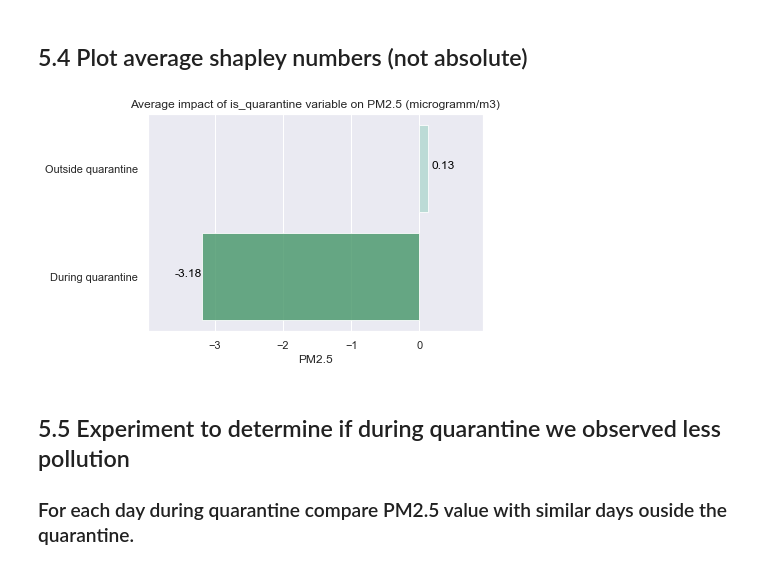
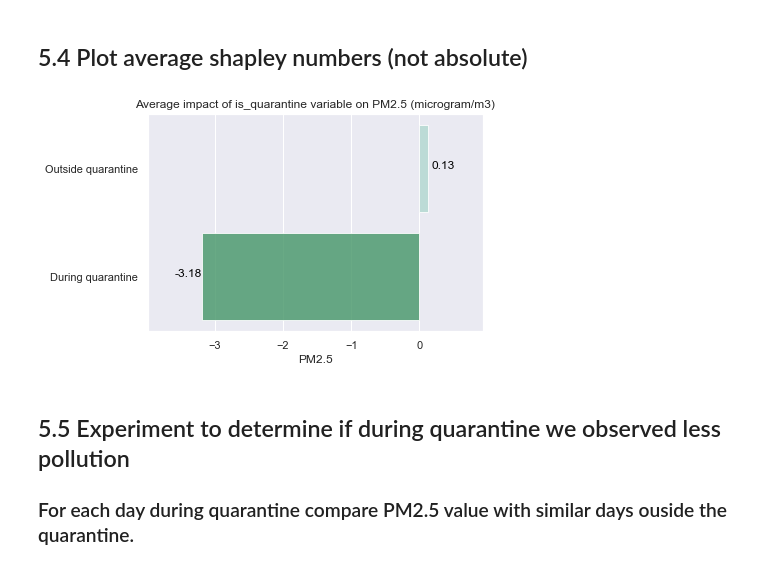
Before and after one commit to alibekU/almaty_air_2020, a Jupyter notebook: analysis_pm25.ipynb, the cells around one changed output. Drawn from its saved outputs; the diff is of its cells as text; code cells hidden in the pictures.

```diff
--- a/analysis_pm25.ipynb
+++ b/analysis_pm25.ipynb
@@ -544,9 +544,10 @@ fig.set_size_inches(10,6)
 values = [AlmatyPM25_average_2019, NYC_PM25_average_2019]
 labels = ['Almaty', 'New York City']
 
+sns.set()
 sns.set_style('darkgrid')
 ax = sns.barplot(x=values, y=labels, alpha=0.8, palette='Blues_r')
-ax.set_xlabel('PM2.5 (microgramm/m3)')
+ax.set_xlabel('PM2.5 (microgram/m3)')
 
 # show values
 for index, value in enumerate(values):
@@ -703,6 +704,8 @@ fig, ax = plt.subplots()
 # set size and style
 fig.set_size_inches(20.5, 12.5)
 sns.set_style('dark')
+#increasing fonts
+#sns.set(font_scale = 2)
 
 # rename is_heating_season column to have a better legend on the plot
 heating_feature_name = "PM2.5 points during"
@@ -718,7 +721,7 @@ ax.text(dataMergedTemp1['Date'].min(), PM25_safe_value, 'Safe value', color='blu
 ax.tick_params(axis='y', color=color, size=fontsize)
 ax.tick_params(axis='x', size=fontsize)
 ax.set_ylabel('PM2.5', color=color, fontsize=fontsize)
-ax.set_xlabel('Date', fontsize=fontsize)
+ax.set_xlabel('Date', size=fontsize)
 ax.legend(loc='upper left', fontsize=fontsize)
 
 # create a second y axis on the same X axis
@@ -730,12 +733,20 @@ ax2 = sns.lineplot(x='Date', y='Average monthly temperature',data = dataMergedTe
 ax2.tick_params(axis='y', color=color, size=fontsize)
 ax2.set_ylabel('Average monthly temperature', color=color, fontsize=fontsize)
 ax2.legend(['Average monthly temperature'], loc='upper right', fontsize=fontsize)
+#ax.set_xticklabels(size = fontsize)
+
+
+rc={'xtick.labelsize': fontsize, 'font.size': fontsize}
+sns.set(rc=rc)
 
 # set final parameters and draw
-plt.rcParams.update({'font.size': fontsize})
+#plt.rcParams.update({'font.size': fontsize})
 plt.xticks(rotation=90)
-ax2.axes.set_title('Air pollution by PM 2.5 (microgramm/m3) and montly temperatures (C) over time', fontsize=fontsize)
+ax2.axes.set_title('Air pollution by PM 2.5 (microgram/m3) and montly temperatures (C) over time', fontsize=fontsize)
 plt.show()
 
 #ax2.figure.savefig('images/Temp_vs_pm25.png', bbox_inches="tight")
+
+# back to default seaborn parameters
+#sns.set()
 # %% [output]
@@ -1531,36 +1542,37 @@ print(average_shap_quarantine_outside)
 # %%
 import numpy as np
 import seaborn as sns
+sns.set()
 sns.set_style('darkgrid')
 
 fig, ax = plt.subplots()
 
 # set size and style
 #fig.set_size_inches(11.5, 5)
 
 # store values and labels in lists
 shap_quarantine = [average_shap_quarantine_outside, average_shap_quarantine_only]
 labels = ['Outside quarantine', 'During quarantine']
 
 gap_show_value = 0.8
 
 # plot percentages using bar plot
 ax = sns.barplot(x=shap_quarantine, y=labels, alpha=0.8, palette='BuGn')
 ax.set(xlim = (np.min(shap_quarantine)-gap_show_value, np.max(shap_quarantine)+gap_show_value))
 
 # display values of bars
 for index,value in enumerate(shap_quarantine):
     if value >=0:
         ax.text(value+0.05, index, str(round(value,2)), color='black')
     else:
         ax.text(value-gap_show_value/2, index, str(round(value,2)), color='black')
 
 ax.set_xlabel('PM2.5')
-plt.title('Average impact of is_quarantine variable on PM2.5 (microgramm/m3)')
+plt.title('Average impact of is_quarantine variable on PM2.5 (microgram/m3)')
 plt.show()
 #ax.figure.savefig('images/quarantine_impact.png', bbox_inches="tight")
 # %% [output]
-[figure, old version]
+[figure, new version]
 # %% [markdown]
 ## 5.5 Experiment to determine if during quarantine we observed less pollution
 ### For each day during quarantine compare PM2.5 value with similar days ouside the quarantine.
```
Also changed, not shown: parts of 2 cells of this notebook.
